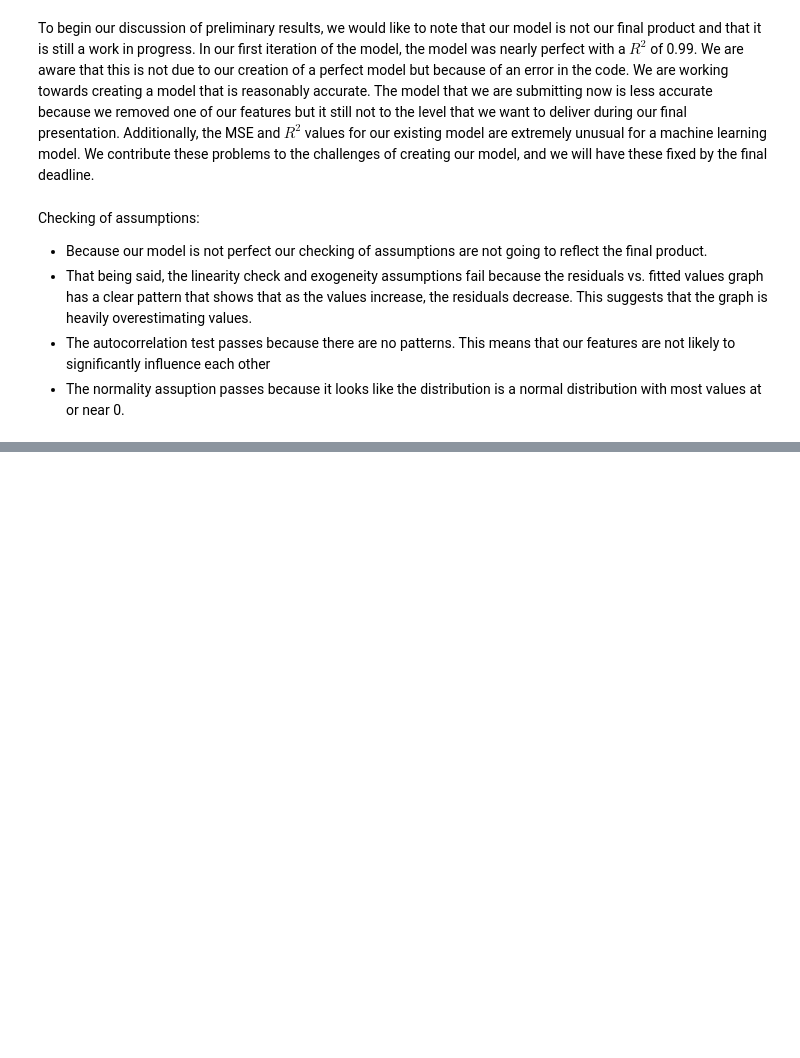
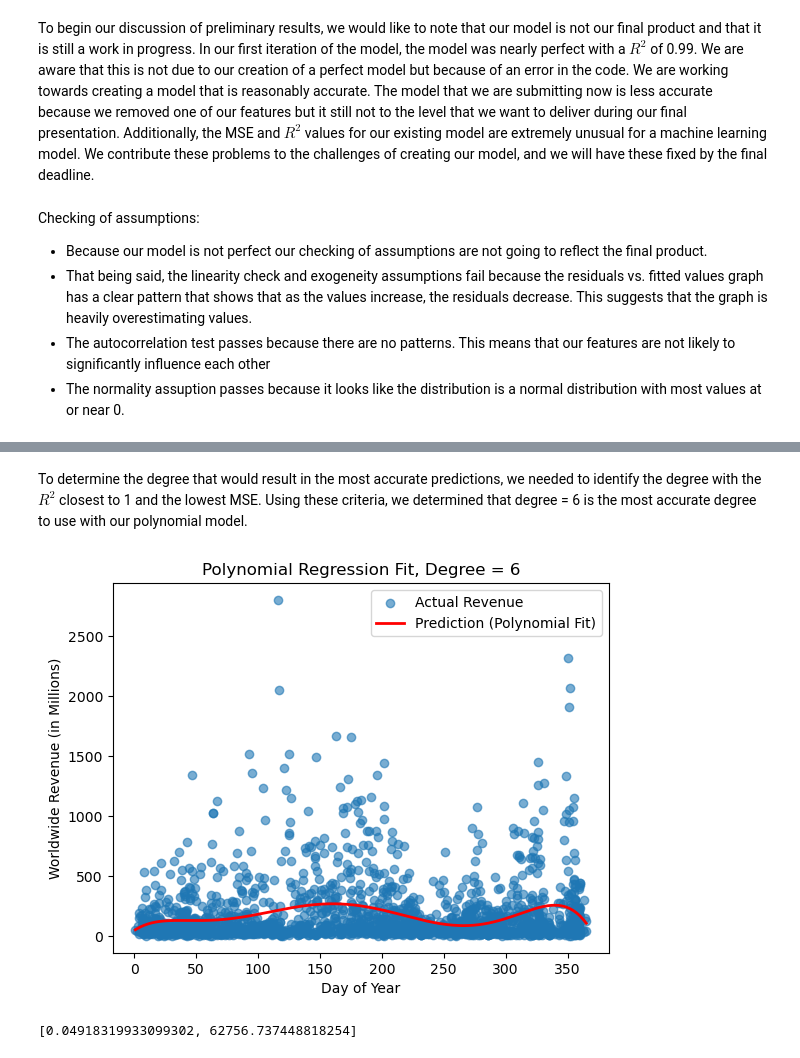
Before and after one commit to mtran-1230/DS3000, a Jupyter notebook: Phase_III (1).ipynb, the cells around one changed output, grey strips where cells are left out. Drawn from its saved outputs; the diff is of its cells as text; code cells hidden in the pictures; blank space fills up the shorter version.

```diff
--- a/Phase_III (1).ipynb
+++ b/Phase_III (1).ipynb
@@ -400,0 +423,35 @@ Checking of assumptions:
+# %%
+# now we have to extract the features that we want to use in the model
+from sklearn.linear_model import LinearRegression
+from sklearn.preprocessing import PolynomialFeatures
+from sklearn.metrics import mean_squared_error, r2_score
+
+def polynomial_regression(degree, dataframe, print_graph, print_values):
+    X = dataframe[["Day_of_Year"]]
+    y = dataframe[["Worldwide_millions"]]
+    poly = PolynomialFeatures(degree = degree)
+    X_poly = poly.fit_transform(X)
+    model = LinearRegression()
+    model.fit(X_poly, y)
+    dataframe["Revenue_prediction"] = model.predict(X_poly)
+
+    mse = mean_squared_error(y, dataframe["Revenue_prediction"])
+    r2 = r2_score(y, dataframe["Revenue_prediction"])
+
+    if print_values == True:
+        print(f"Mean Squared Error (MSE): {mse:.2f}")
+        print(f"R-squared (R²): {r2:.4f}")
+
+    if print_graph == True:
+        # sorting by day of year
+        df_sorted = dataframe.sort_values("Day_of_Year")
+
+        plt.scatter(df_sorted["Day_of_Year"], df_sorted["Worldwide_millions"], label = "Actual Revenue", alpha=0.6)
+        plt.plot(df_sorted["Day_of_Year"], df_sorted["Revenue_prediction"], label ="Prediction (Polynomial Fit)", linewidth=2, color = "red")
+        plt.xlabel("Day of Year")
+        plt.ylabel("Worldwide Revenue (in Millions)")
+        plt.title(f"Polynomial Regression Fit, Degree = {degree}")
+        plt.legend()
+        plt.show()
+
+    return [r2, mse], dataframe
@@ -400,0 +494,8 @@ Checking of assumptions:
+# %% [markdown]
+To determine the degree that would result in the most accurate predictions, we needed to identify the degree with the $R^2$ closest to 1 and the lowest MSE. Using these criteria, we determined that degree = 6 is the most accurate degree to use with our polynomial model.
+# %%
+# at this point, we can use the polynomial regression model at the 6th degree
+polynomial_regression(6, df_clean, True, False)
+# %% [output]
+[figure, added]
+[0.04918319933099302, 62756.737448818254]
```
Also changed, not shown: parts of 23 cells of this notebook.
